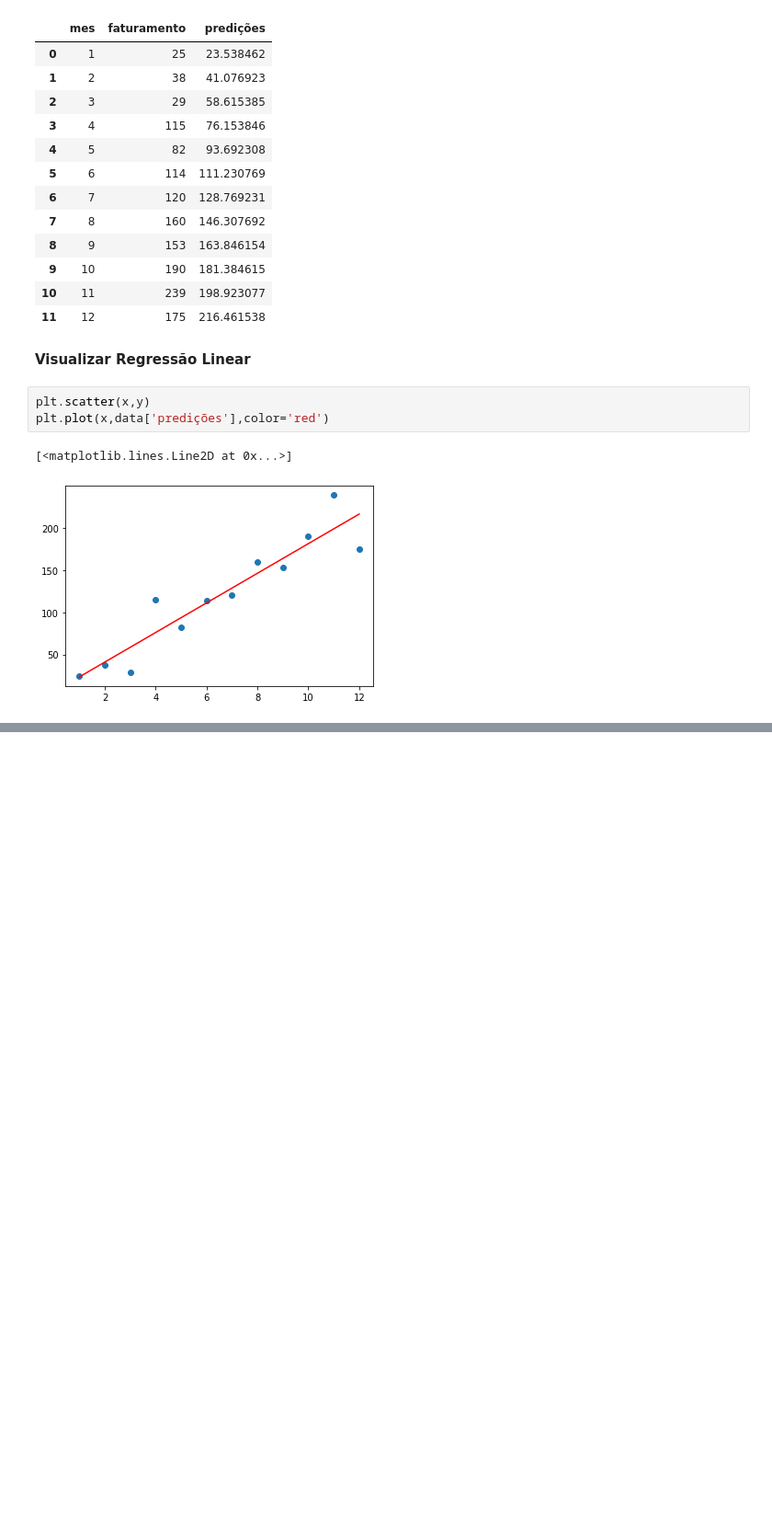
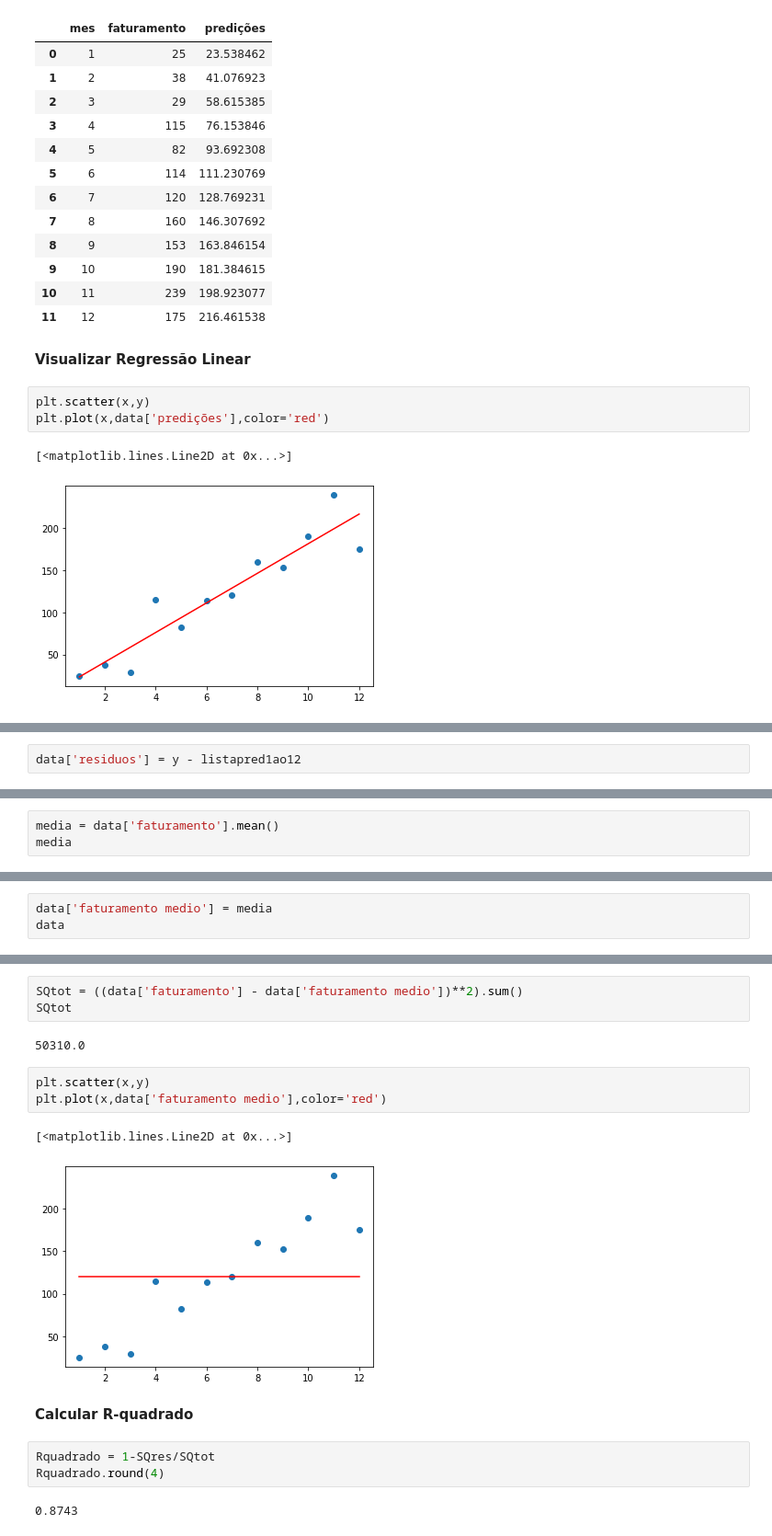
Before and after one commit to LucasRocha2308/Curso-Data-Science-e-Machine-Learning-com-Estatistica-e-Python, a Jupyter notebook: Estatistica_regressao_linear.ipynb, the cells around one changed output, grey strips where cells are left out. Shown at 92% size. Saved outputs shown, nothing was run; the diff lists cells and outputs as text; blank space fills up the shorter version.

```diff
--- a/Estatistica_regressao_linear.ipynb
+++ b/Estatistica_regressao_linear.ipynb
@@ -215,0 +224,2 @@ plt.plot(x,data['predições'],color='red')
+# %%
+data['residuos'] = y - listapred1ao12
@@ -215,0 +233,3 @@ plt.plot(x,data['predições'],color='red')
+# %%
+media = data['faturamento'].mean()
+media
@@ -215,0 +238,3 @@ plt.plot(x,data['predições'],color='red')
+# %%
+data['faturamento medio'] = media
+data
@@ -215,0 +255,18 @@ plt.plot(x,data['predições'],color='red')
+# %%
+SQtot = ((data['faturamento'] - data['faturamento medio'])**2).sum()
+SQtot
+# %% [output]
+50310.0
+# %%
+plt.scatter(x,y)
+plt.plot(x,data['faturamento medio'],color='red')
+# %% [output]
+[<matplotlib.lines.Line2D at 0x...>]
+[figure, added]
+# %% [markdown]
+**Calcular R-quadrado**
+# %%
+Rquadrado = 1-SQres/SQtot
+Rquadrado.round(4)
+# %% [output]
+0.8743
```
Also changed, not shown: parts of 13 cells of this notebook.
